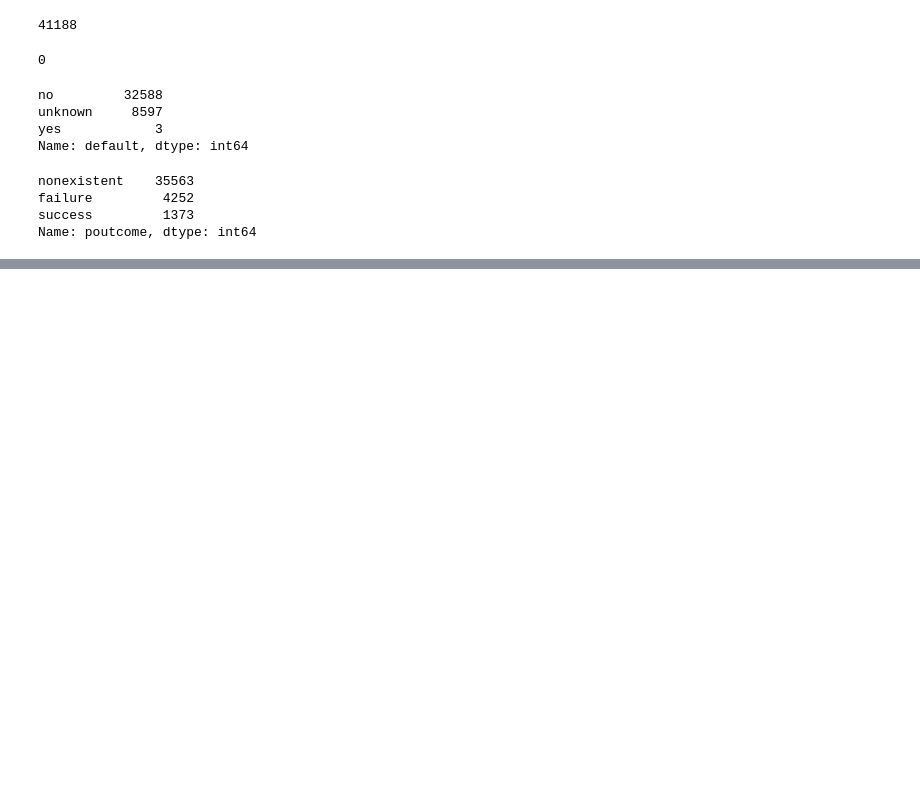
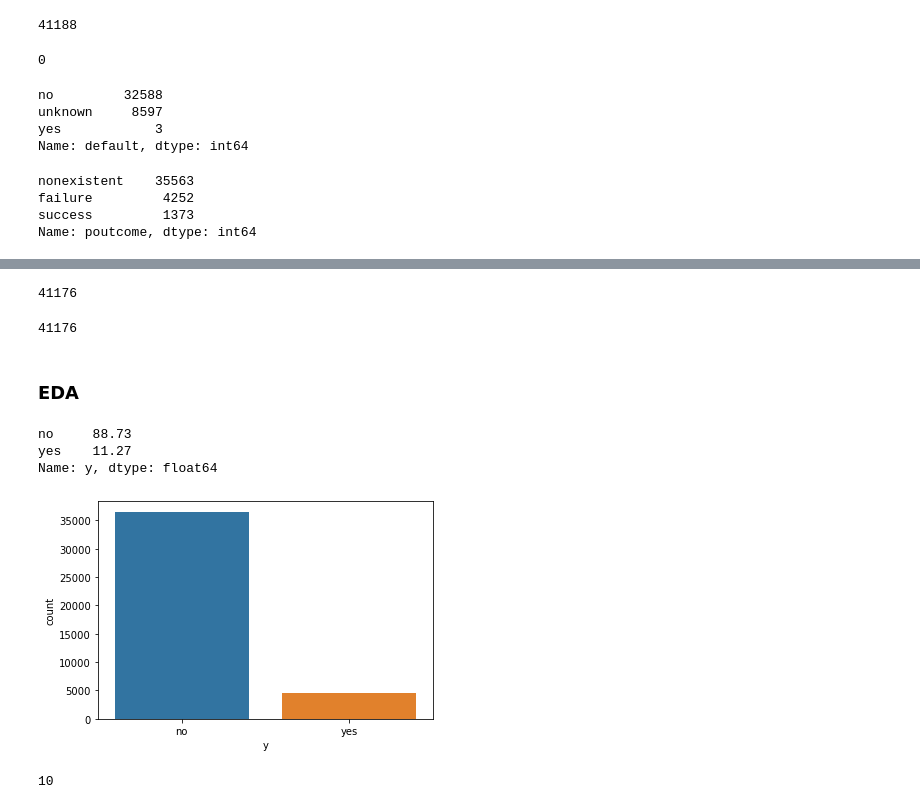
Before and after one commit to AmirRoshaniMoghaddam/bank_marketing, a Jupyter notebook: eda.ipynb, the cells around one changed output, grey strips where cells are left out. Cells and saved outputs as stored; diff of their text form; code cells hidden in the pictures; blank space fills up the shorter version.

```diff
--- a/eda.ipynb
+++ b/eda.ipynb
@@ -4,5 +9,5 @@ import pandas as pd
 # %%
-df = pd.read_csv('bank-additional-full.csv', sep = ';')
+df = pd.read_csv(r"C:\Users\brzro\concordia_bootcamp\bank_marketing\data\bank-additional\bank-additional-full.csv", sep = ';')
 pd.set_option('display.max_columns', None)
 # %%
 df
@@ -70,3 +69,6 @@ nonexistent    35563
 failure         4252
 success         1373
 Name: poutcome, dtype: int64
+# %%
+### converting pdays 999 to 0
+df.loc[df['pdays'] == 999, 'pdays'] = 0
@@ -72,0 +89,23 @@ Name: poutcome, dtype: int64
+# %%
+df = df.drop_duplicates()
+len(df)
+# %% [output]
+41176
+# %%
+X = df.drop('y', axis = 1)
+X_cats = df[categoricals]
+X_nums = df[numerics]
+y = df.y
+# %%
+len(X)
+# %% [output]
+41176
+# %% [markdown]
+### EDA
+# %%
+percentage_of_yes_no = (y.value_counts()/len(df)*100).round(2)
+percentage_of_yes_no
+# %% [output]
+no     88.73
+yes    11.27
+Name: y, dtype: float64
@@ -72,0 +114,10 @@ Name: poutcome, dtype: int64
+# %%
+sns.countplot(y);
+# %% [output]
+[figure, added]
+# %%
+### countplots
+
+len(categoricals)
+# %% [output]
+10
```
Also changed, not shown: parts of 37 cells of this notebook.
